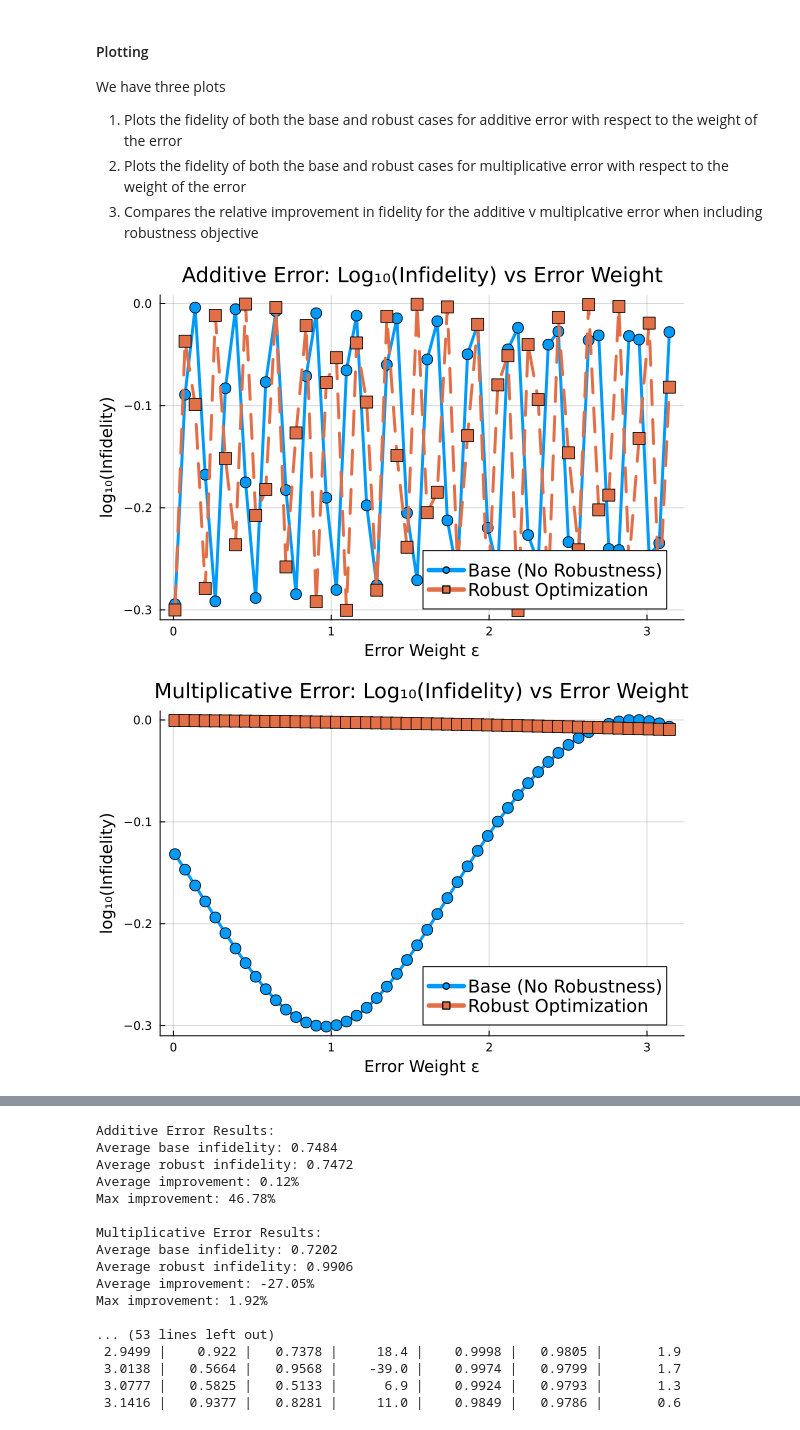
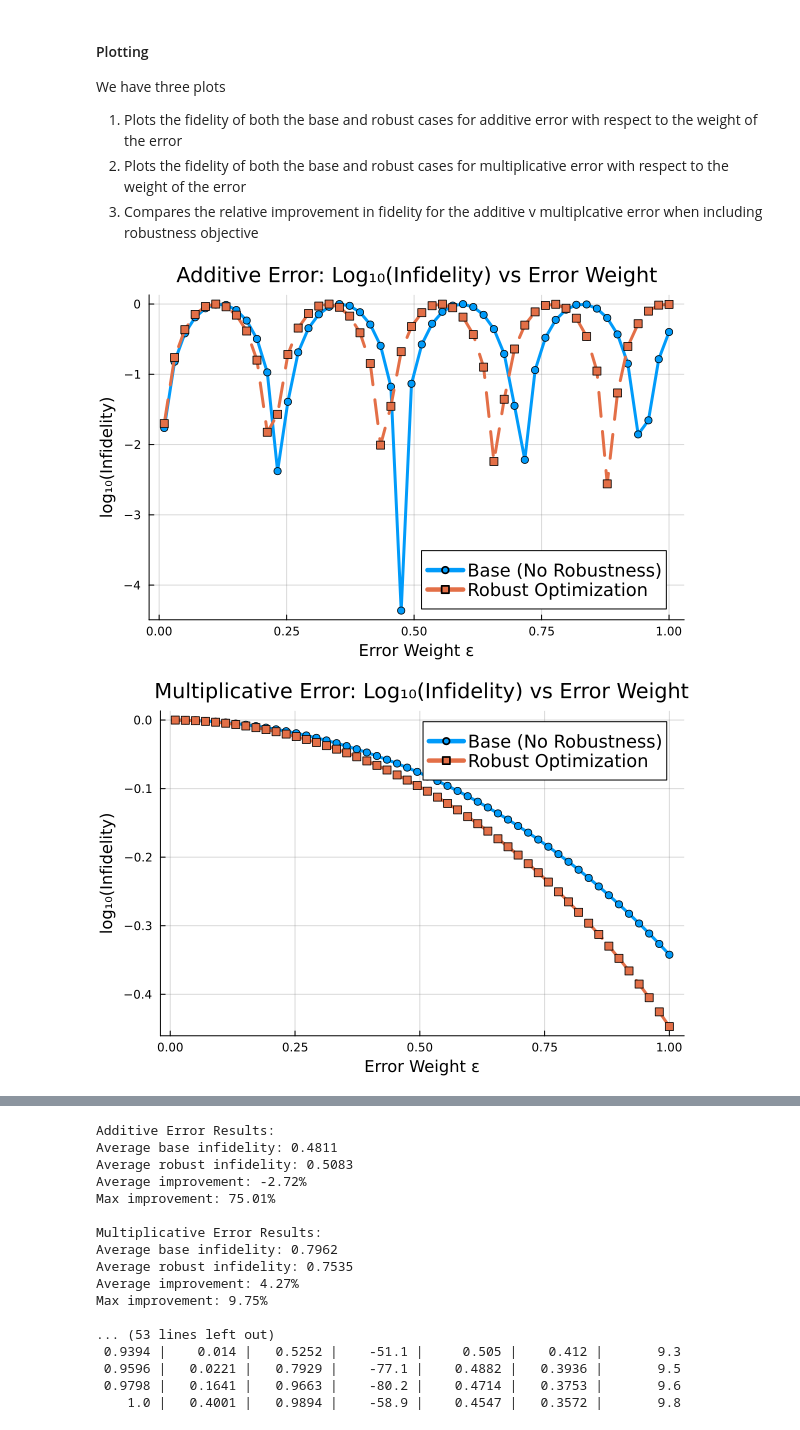
Before and after one commit to samafine1/notebooks, a Jupyter notebook: src/rob_obj_comp.ipynb, the cells around one changed output, grey strips where cells are left out. Drawn from its saved outputs; the diff is of its cells as text; code cells hidden in the pictures.

Commit message:
finish rob notebook with visuals

```diff
--- a/src/rob_obj_comp.ipynb
+++ b/src/rob_obj_comp.ipynb
@@ -315,38 +320,32 @@ additive_robust_infids = Float64[]
 mult_base_infids = Float64[]
 additive_base_infids = Float64[]
 
-error_magnitudes = [x for x in range(0.01, stop=π, length=50)]
+error_magnitudes = [x for x in range(0.01, stop=1, length=50)]
 
 # calculate fidelities
 for ε in error_magnitudes
     println("\nError magnitude ε = $ε")
 
     # mult case
-    H_drive_mult(ε) = (1 + ε) * H_drive
+    # H_drive_mult(ε) = (1 + ε) * H_drive
     varsys_mult_err = VariationalQuantumSystem([H_drive_mult(ε)], [∂ₑHₘ])
+
+    # mult-base case
     mult_base_fidelity = unitary_rollout_fidelity(mult_base_prob.trajectory, varsys_mult_err)
     push!(mult_base_infids, 1 - mult_base_fidelity)
 
-    # additive case
-    H_drift(ε) = ε * PAULIS.X
-    varsys_add_err = VariationalQuantumSystem(H_drift(ε), [H_drive_add], [∂ₑHₐ])
-    add_base_fidelity = unitary_rollout_fidelity(add_base_prob.trajectory, varsys_add_err)
-    push!(additive_base_infids, 1 - add_base_fidelity)
-end
-
-for ε in error_magnitudes
-    println("\nError magnitude ε = $ε")
-
-    # multiplicative robust case
-    H_drive_mult(ε) = (1 + ε) * H_drive
-    varsys_mult_err = VariationalQuantumSystem([H_drive_mult(ε)], [∂ₑHₘ])
+    # mult-robust case
     mult_rob_fidelity = unitary_rollout_fidelity(mult_rob_prob.trajectory, varsys_mult_err)
     push!(mult_robust_infids, 1 - mult_rob_fidelity)
 
-    # Additive robust case
-    H_drive_add = PAULIS.X
+    # additive base case
     H_drift(ε) = ε * PAULIS.X
     varsys_add_err = VariationalQuantumSystem(H_drift(ε), [H_drive_add], [∂ₑHₐ])
+
+    add_base_fidelity = unitary_rollout_fidelity(add_base_prob.trajectory, varsys_add_err)
+    push!(additive_base_infids, 1 - add_base_fidelity)
+
+    # Additive robust case
     add_rob_fidelity = unitary_rollout_fidelity(add_rob_prob.trajectory, varsys_add_err)
     push!(additive_robust_infids, 1 - add_rob_fidelity)
 end
@@ -379,7 +378,7 @@ We have three plots
 # Plot 1: Additive Error - Base vs Robust Fidelity
 p1 = plot(error_magnitudes, log10.(additive_base_infids),
          label="Base (No Robustness)",
-         marker=:circle, markersize=6, linewidth=3,
+         marker=:circle, markersize=4, linewidth=3,
          xlabel="Error Weight ε",
          ylabel="log₁₀(Infidelity)",
          title="Additive Error: Log₁₀(Infidelity) vs Error Weight",
@@ -389,7 +388,7 @@ p1 = plot(error_magnitudes, log10.(additive_base_infids),
 
 plot!(p1, error_magnitudes, log10.(additive_robust_infids),
       label="Robust Optimization",
-      marker=:square, markersize=6, linewidth=3,
+      marker=:square, markersize=4, linewidth=3,
       linestyle=:dash)
 
 display(p1)
@@ -397,7 +396,7 @@ display(p1)
 # Plot 2: Multiplicative Error - Base vs Robust Fidelity
 p2 = plot(error_magnitudes, log10.(mult_base_infids),
          label="Base (No Robustness)",
-         marker=:circle, markersize=6, linewidth=3,
+         marker=:circle, markersize=4, linewidth=3,
          xlabel="Error Weight ε",
          ylabel="log₁₀(Infidelity)",
          title="Multiplicative Error: Log₁₀(Infidelity) vs Error Weight",
@@ -407,7 +406,7 @@ p2 = plot(error_magnitudes, log10.(mult_base_infids),
 
 plot!(p2, error_magnitudes, log10.(mult_robust_infids),
       label="Robust Optimization",
-      marker=:square, markersize=6, linewidth=3,
+      marker=:square, markersize=4, linewidth=3,
       linestyle=:dash)
 
 display(p2)
@@ -422,7 +421,7 @@ mult_improvements = [(mult_base_infids[i] - mult_robust_infids[i]) * 100
 # Plot 3: Relative Improvement Comparison
 p3 = plot(error_magnitudes, additive_improvements,
          label="Additive Error",
-         marker=:circle, markersize=6, linewidth=3,
+         marker=:circle, markersize=4, linewidth=3,
          xlabel="Error Weight ε",
          ylabel="Relative Improvement in Fidelity (%)",
          title="Robustness Effectiveness",
@@ -431,7 +430,7 @@ p3 = plot(error_magnitudes, additive_improvements,
 
 plot!(p3, error_magnitudes, mult_improvements,
       label="Multiplicative Error",
-      marker=:square, markersize=6, linewidth=3,
+      marker=:square, markersize=4, linewidth=3,
       linestyle=:dash)
 
 # Add horizontal line at 0% improvement
@@ -439,8 +438,6 @@ hline!(p3, [0], linestyle=:dot, linewidth=2, color=:black, label="No Improvement
 
 display(p3)
 
-
-# plot(min_time_prob.trajectory, [:Ũ⃗, :a])
 
 # Summary statistics
 println("\nAdditive Error Results:")
@@ -448,32 +445,34 @@ println("Average base infidelity: $(round(mean(additive_base_infids), digits=4))
 println("Average robust infidelity: $(round(mean(additive_robust_infids), digits=4))")
 println("Average improvement: $(round(mean(additive_improvements), digits=2))%")
 println("Max improvement: $(round(maximum(additive_improvements), digits=2))%")
 
 println("\nMultiplicative Error Results:")
 println("Average base infidelity: $(round(mean(mult_base_infids), digits=4))")
 println("Average robust infidelity: $(round(mean(mult_robust_infids), digits=4))")
 println("Average improvement: $(round(mean(mult_improvements), digits=2))%")
 println("Max improvement: $(round(maximum(mult_improvements), digits=2))%")
 
 # Which error type benefits more from robustness?
 avg_add_improvement = mean(additive_improvements)
 avg_mult_improvement = mean(mult_improvements)
 
 println("\nComparison:")
 if avg_add_improvement > avg_mult_improvement
     println(" Additive errors benefit more from robust optimization")
     println("  Difference: $(round(avg_add_improvement - avg_mult_improvement, digits=2))% better")
 else
     println(" Multiplicative errors benefit more from robust optimization")
     println("  Difference: $(round(avg_mult_improvement - avg_add_improvement, digits=2))% better")
 end
 
 println("\n Results Table:")
 println("Error ε  | Add Base | Add Rob  | Add Imp% | Mult Base| Mult Rob | Mult Imp%")
 println("-" ^ 75)
 for i in 1:length(error_magnitudes)
     println("$(lpad(round(error_magnitudes[i], digits=4), 7)) | $(lpad(round(additive_base_infids[i], digits=4), 8)) | $(lpad(round(additive_robust_infids[i], digits=4), 8)) | $(lpad(round(additive_improvements[i], digits=1), 8)) | $(lpad(round(mult_base_infids[i], digits=4), 9)) | $(lpad(round(mult_robust_infids[i], digits=4), 8)) | $(lpad(round(mult_improvements[i], digits=1), 9))")
 end
+
+# plot(add_rob_prob.trajectory, [:Ũ⃗, :a])
 # %% [output]
-[figure, old version]
+[figure, new version]
-[figure, old version]
+[figure, new version]
@@ -481,17 +480,17 @@ end
 Additive Error Results:
-Average base infidelity: 0.7484
-Average robust infidelity: 0.7472
-Average improvement: 0.12%
-Max improvement: 46.78%
+Average base infidelity: 0.4811
+Average robust infidelity: 0.5083
+Average improvement: -2.72%
+Max improvement: 75.01%
 
 Multiplicative Error Results:
-Average base infidelity: 0.7202
-Average robust infidelity: 0.9906
-Average improvement: -27.05%
-Max improvement: 1.92%
+Average base infidelity: 0.7962
+Average robust infidelity: 0.7535
+Average improvement: 4.27%
+Max improvement: 9.75%
 
 ... (53 lines left out)
- 2.9499 |    0.922 |   0.7378 |     18.4 |    0.9998 |   0.9805 |       1.9
- 3.0138 |   0.5664 |   0.9568 |    -39.0 |    0.9974 |   0.9799 |       1.7
- 3.0777 |   0.5825 |   0.5133 |      6.9 |    0.9924 |   0.9793 |       1.3
- 3.1416 |   0.9377 |   0.8281 |     11.0 |    0.9849 |   0.9786 |       0.6
+ 0.9394 |    0.014 |   0.5252 |    -51.1 |     0.505 |    0.412 |       9.3
+ 0.9596 |   0.0221 |   0.7929 |    -77.1 |    0.4882 |   0.3936 |       9.5
+ 0.9798 |   0.1641 |   0.9663 |    -80.2 |    0.4714 |   0.3753 |       9.6
+    1.0 |   0.4001 |   0.9894 |    -58.9 |    0.4547 |   0.3572 |       9.8
```
Also changed, not shown: parts of 23 cells of this notebook, 2 other files.
